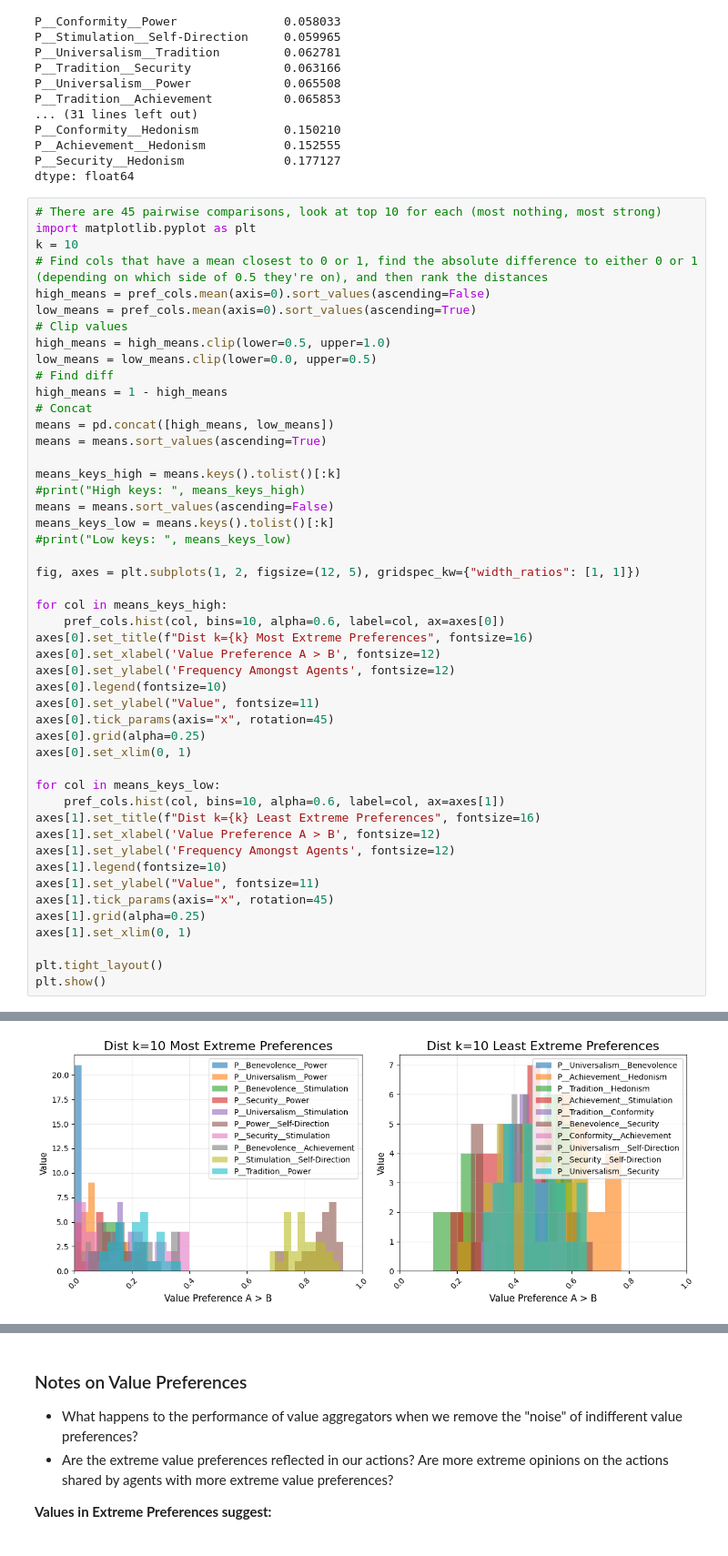
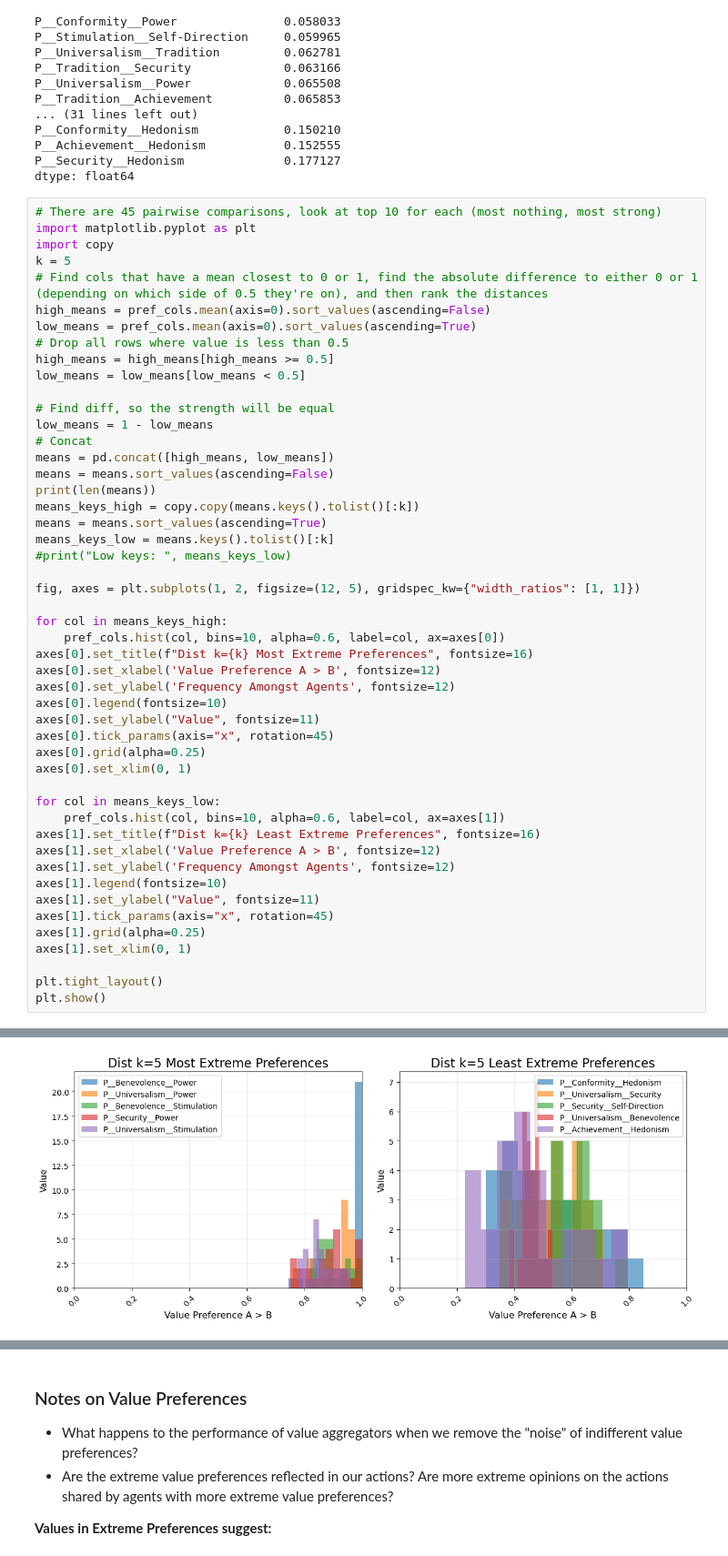
Before and after one commit to JosephTrevorrow/HCVA-plus-plus, a Jupyter notebook: value_systems/all_country_value_system_explorer.ipynb, the cells around one changed output, grey strips where cells are left out. Shown at 91% size. Drawn from its saved outputs; the diff is of its cells as text.

Commit message:
Adding abstracted values data analysis

```diff
--- a/value_systems/all_country_value_system_explorer.ipynb
+++ b/value_systems/all_country_value_system_explorer.ipynb
@@ -112,22 +136,23 @@ dtype: float64
 # %%
 # There are 45 pairwise comparisons, look at top 10 for each (most nothing, most strong)
 import matplotlib.pyplot as plt
-k = 10
+import copy
+k = 5
 # Find cols that have a mean closest to 0 or 1, find the absolute difference to either 0 or 1 (depending on which side of 0.5 they're on), and then rank the distances
 high_means = pref_cols.mean(axis=0).sort_values(ascending=False)
 low_means = pref_cols.mean(axis=0).sort_values(ascending=True)
-# Clip values
-high_means = high_means.clip(lower=0.5, upper=1.0)
-low_means = low_means.clip(lower=0.0, upper=0.5)
-# Find diff
-high_means = 1 - high_means
+# Drop all rows where value is less than 0.5
+high_means = high_means[high_means >= 0.5]
+low_means = low_means[low_means < 0.5]
+
+# Find diff, so the strength will be equal
+low_means = 1 - low_means
 # Concat
 means = pd.concat([high_means, low_means])
+means = means.sort_values(ascending=False)
+print(len(means))
+means_keys_high = copy.copy(means.keys().tolist()[:k])
 means = means.sort_values(ascending=True)
-
-means_keys_high = means.keys().tolist()[:k]
-#print("High keys: ", means_keys_high)
-means = means.sort_values(ascending=False)
 means_keys_low = means.keys().tolist()[:k]
 #print("Low keys: ", means_keys_low)
 
@@ -161,4 +187,4 @@ plt.show()
-[figure, old version]
+[figure, new version]
 # %%
 # There are 45 pairwise comparisons, look at top 10 for each (most nothing, most strong)
 import matplotlib.pyplot as plt
```
Also changed, not shown: parts of 8 cells of this notebook, 1 other file.
